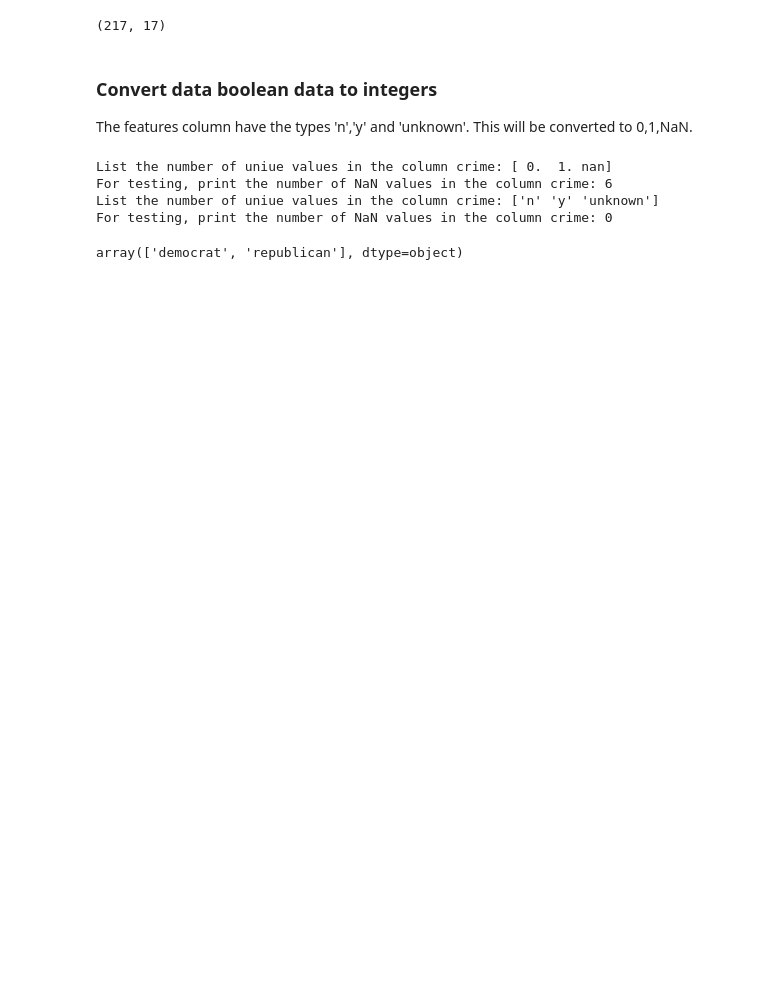
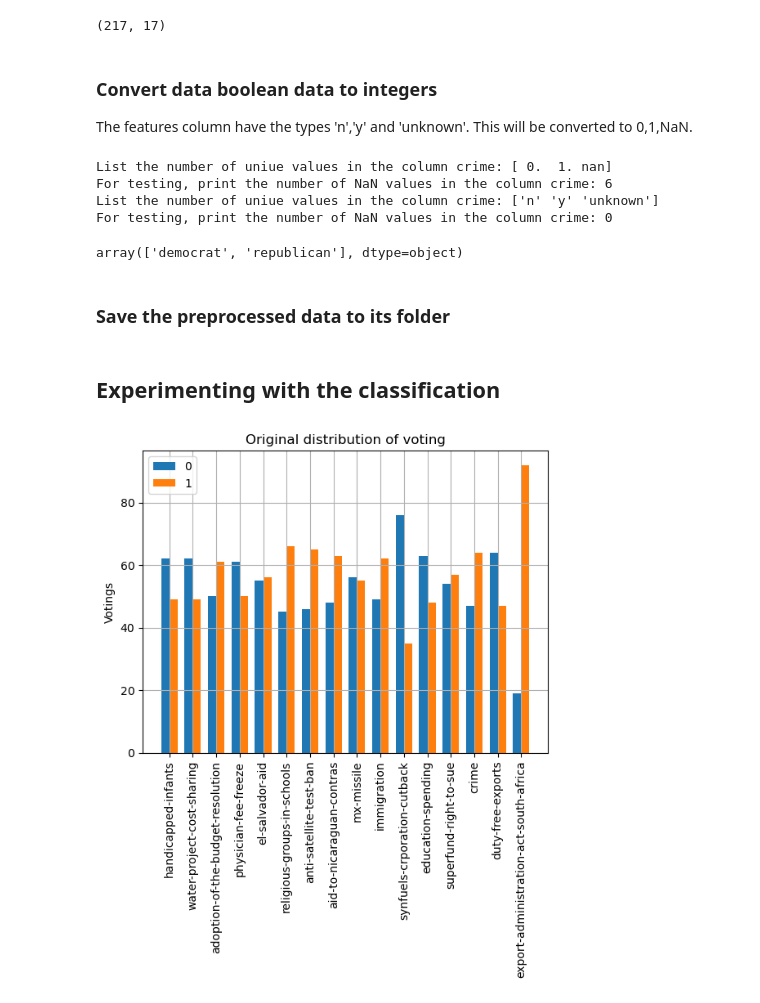
Before and after one commit to izsom/MachineLearning23ws, a Jupyter notebook: Exercise1/congressional_data.ipynb, the cells around one changed output. Cells and saved outputs as stored; diff of their text form; code cells hidden in the pictures; blank space fills up the shorter version.

Commit message:
Add a preprocess folder for the final pipeline. Some changes regarding the CongressionalVoting data.

```diff
--- a/Exercise1/congressional_data.ipynb
+++ b/Exercise1/congressional_data.ipynb
@@ -147,0 +172,2 @@ array(['democrat', 'republican'], dtype=object)
+# %% [markdown]
+### Save the preprocessed data to its folder
@@ -147,0 +176,48 @@ array(['democrat', 'republican'], dtype=object)
+# %% [markdown]
+## Experimenting with the classification
+# %%
+# data without NaN values: congVoting_train_wo_nan
+from sklearn.experimental import enable_iterative_imputer
+from sklearn.impute import  IterativeImputer, KNNImputer
+
+# no imputation is required
+congVoting_train_wo_nan_numeric = convert_values_to_numeric(congVoting_train_wo_nan)
+congVoting_train_wo_nan_numeric_x = congVoting_train_wo_nan_numeric.drop('class', axis=1)
+congVoting_train_w_nan_numeric =  convert_values_to_numeric(congVoting_train)
+congVoting_train_w_nan_numeric_x = congVoting_train_w_nan_numeric.drop('class', axis=1)
+
+# Impution with iterative imputer
+imp_iter = IterativeImputer(max_iter=10, random_state=0)
+imp_iter.fit(congVoting_train_wo_nan_numeric_x)
+iter_imput_x = imp_iter.transform(congVoting_train_w_nan_numeric_x)
+iter_imput_x = np.around(iter_imput_x)
+
+
+test_df = congVoting_train_w_nan_numeric_x.copy()
+# Impution with KNN imputer
+imp_knn = KNNImputer(n_neighbors=5, weights="distance")
+iter_knn_x = imp_knn.fit_transform(congVoting_train_w_nan_numeric_x)
+iter_knn_x = np.around(iter_knn_x)
+# %%
+import matplotlib.pyplot as plt
+dist_df = congVoting_train_wo_nan_numeric_x.apply(pd.Series.value_counts)
+#print(dist_df)
+# dist_df.iloc[0].plot(kind="bar", alpha = 0.7)
+
+x = np.arange(len(dist_df.columns))  # the label locations
+width = 0.35  # the width of the bars
+
+
+fig, ax = plt.subplots()
+rects1 = ax.bar(x - width/2, dist_df.iloc[0,], width, label='0')
+rects2 = ax.bar(x + width/2, dist_df.iloc[1,], width, label='1')
+
+ax.set_ylabel('Votings')
+ax.set_title("Original distribution of voting")
+ax.set_xticks(x)
+ax.set_xticklabels(dist_df.columns)
+ax.legend()
+plt.xticks(rotation=90)
+plt.grid()
+# %% [output]
+[figure, added]
```
Also changed, not shown: parts of 7 cells of this notebook, 1 other file.
